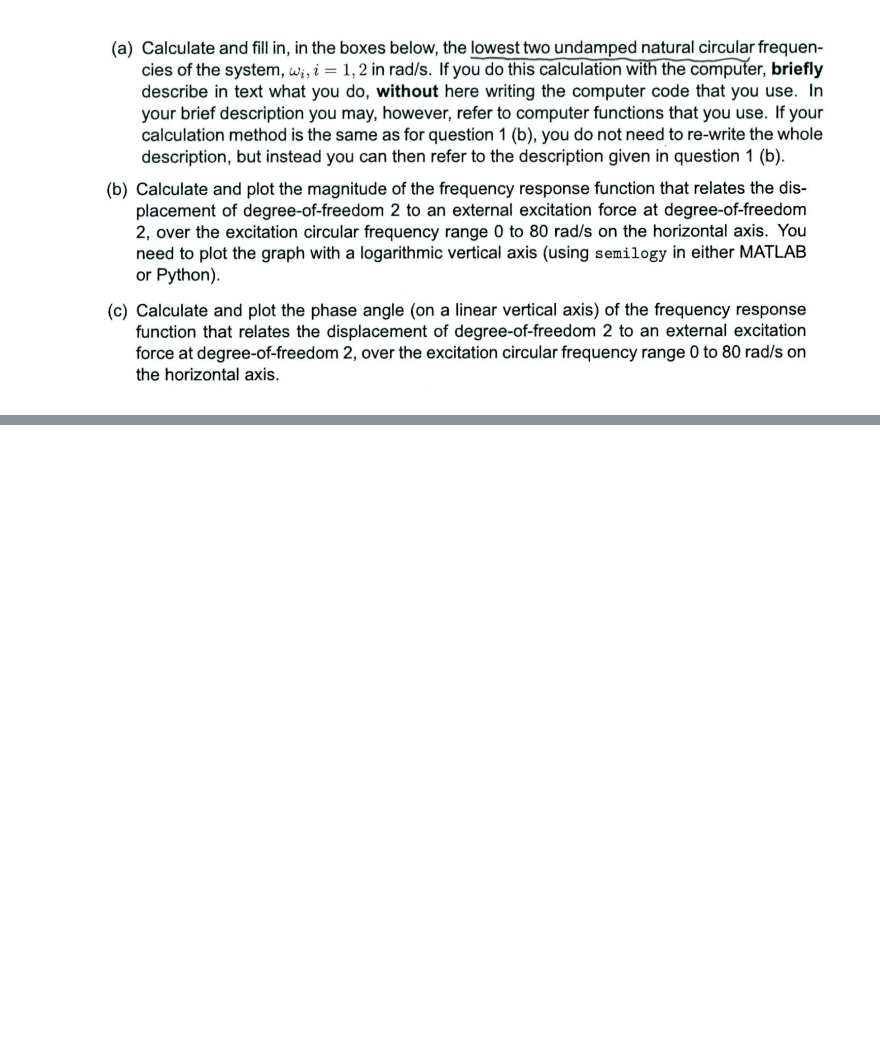
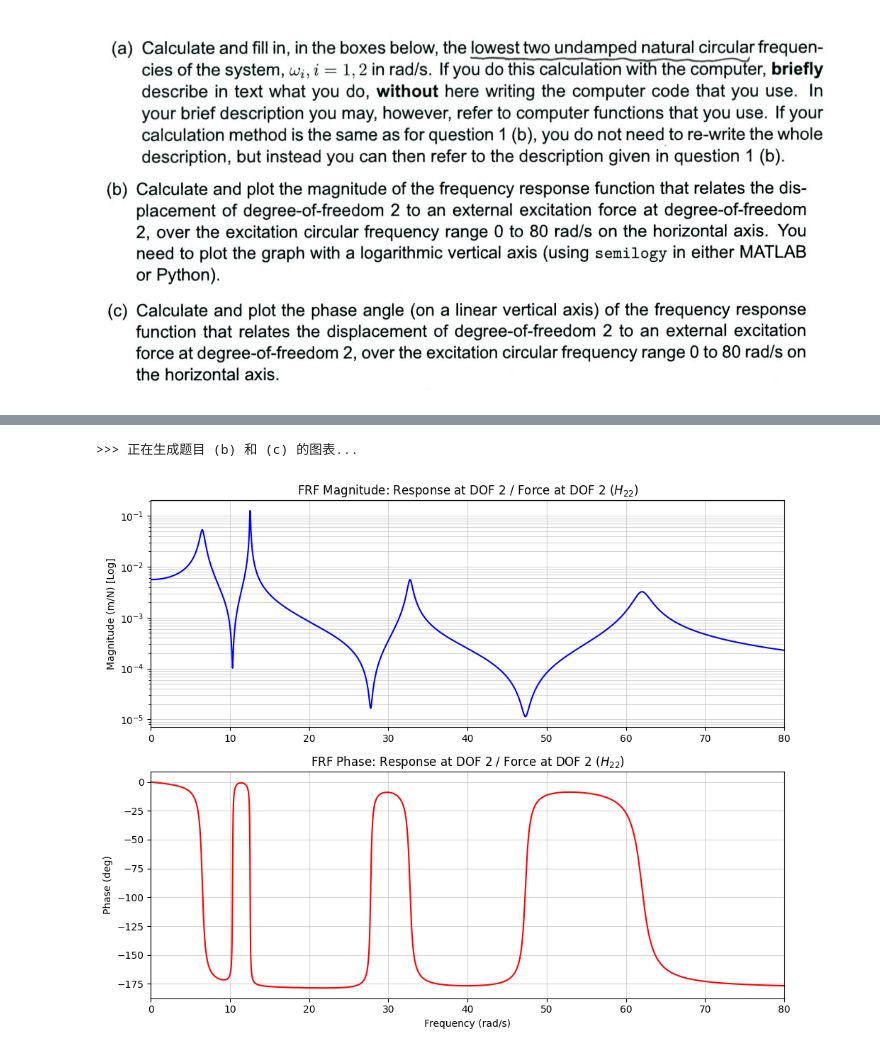
Before and after one commit to ZhuoruiYUN/GTIIT, a Jupyter notebook: Vibration/Exam/2025examA-q2/q2.ipynb, the cells around one changed output, grey strips where cells are left out. Drawn from its saved outputs; the diff is of its cells as text; code cells hidden in the pictures; blank space fills up the shorter version.

```diff
--- a/Vibration/Exam/2025examA-q2/q2.ipynb
+++ b/Vibration/Exam/2025examA-q2/q2.ipynb
@@ -132,0 +117,66 @@ print("\n--- 分析完成，图表已生成 ---")
+# %%
+# ==========================================
+#        (b) & (c) 绘图 (自动适配标题)
+# ==========================================
+print(">>> 正在生成题目 (b) 和 (c) 的图表...")
+plt.figure(figsize=(10, 8))
+
+# 标题字符串
+title_str = f'Response at DOF {RESPONSE_DOF} / Force at DOF {FORCE_DOF} ($H_{{{RESPONSE_DOF}{FORCE_DOF}}}$)'
+
+plt.subplot(2, 1, 1)
+plt.semilogy(omegas, magnitudes, 'b-', linewidth=1.5)
+plt.title(f'FRF Magnitude: {title_str}')
+plt.ylabel('Magnitude (m/N) [Log]')
+plt.grid(True, which="both", alpha=0.5)
+plt.xlim(0, FREQ_RANGE_MAX)
+
+plt.subplot(2, 1, 2)
+plt.plot(omegas, phases, 'r-', linewidth=1.5)
+plt.title(f'FRF Phase: {title_str}')
+plt.ylabel('Phase (deg)')
+plt.xlabel('Frequency (rad/s)')
+plt.grid(True, which="both", alpha=0.5)
+plt.xlim(0, FREQ_RANGE_MAX)
+
+plt.tight_layout()
+plt.show()
+
+# ==========================================
+#      ★ 额外计算结果 (支持不同DOF) ★
+# ==========================================
+print("\n" + "="*40)
+print(f"      额外计算结果 (H_{{{RESPONSE_DOF}{FORCE_DOF}}})")
+print("="*40)
+
+# 1. 输出特定频率下的 Phase 和 Peak-to-Peak
+spec_mag = np.abs(specific_H_val)
+spec_phase = np.rad2deg(np.angle(specific_H_val))
+
+# Peak-to-Peak 位移计算公式: 2 * 幅值 * 力
+peak_to_peak = 2 * spec_mag * FORCE_AMPLITUDE
+
+print(f"\n[1] 在特定频率 w = {SPECIFIC_FREQ} rad/s 下:")
+print(f"    - FRF 幅值 (Magnitude): {spec_mag:.6e} m/N")
+print(f"    - 相位 (Phase):         {spec_phase:.4f} degrees")
+print(f"    - 峰峰值位移 (Peak-to-Peak): {peak_to_peak:.6e} m")
+print(f"      (响应点: {RESPONSE_DOF}, 激振点: {FORCE_DOF}, 力: {FORCE_AMPLITUDE} N)")
+
+# 2. 计算反共振频率 (Antiresonance)
+magnitudes_arr = np.array(magnitudes)
+min_indices = argrelextrema(magnitudes_arr, np.less)[0]
+
+print(f"\n[2] 反共振频率检测 (Antiresonance Frequencies):")
+if len(min_indices) > 0:
+    for idx in min_indices:
+        w_anti = omegas[idx]
+        mag_anti = magnitudes[idx]
+        if w_anti > 0.1:
+            print(f"    - 发现反共振点: w = {w_anti:.4f} rad/s (幅值: {mag_anti:.2e})")
+else:
+    print("    - 未在当前频率范围内检测到明显的反共振点。")
+
+print("\n" + "="*40)
+# %% [output]
+>>> 正在生成题目 (b) 和 (c) 的图表...
+[figure, added]
```
Also changed, not shown: parts of 3 cells of this notebook, 7 other files.
